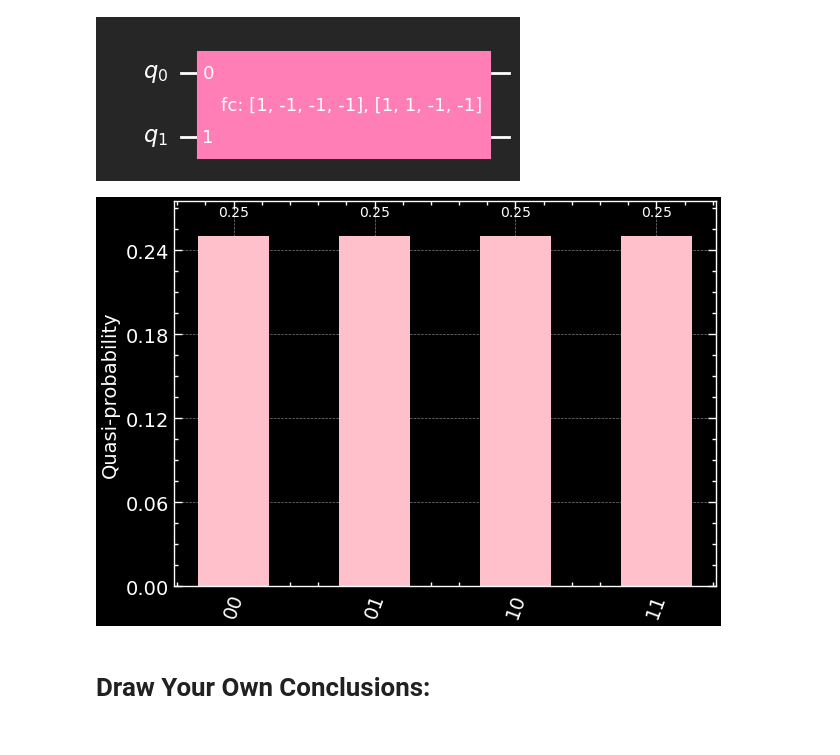
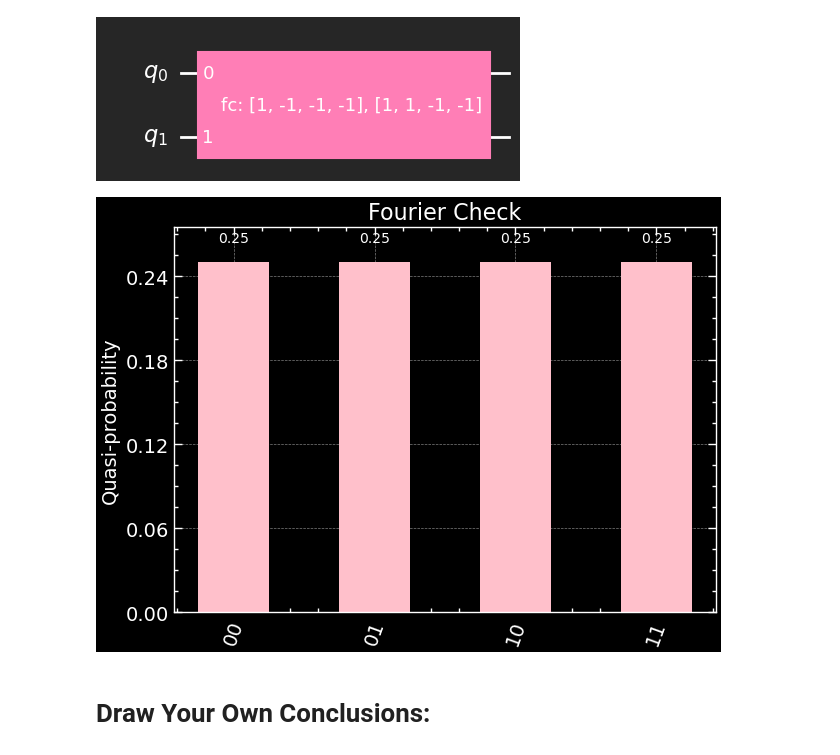
Before and after one commit to Siddhantshimpi/Siddhantshimpi, a Jupyter notebook: Physics/Qiskit/algorithms.ipynb, the cells around one changed output. Drawn from its saved outputs; the diff is of its cells as text; code cells hidden in the pictures.

```diff
--- a/Physics/Qiskit/algorithms.ipynb
+++ b/Physics/Qiskit/algorithms.ipynb
@@ -121,11 +119,11 @@ circ.draw('mpl', style = 'iqx-dark')
 # %%
 zero = qi.Statevector.from_label('00')
 statevector = zero.evolve(circ)
 probs = statevector.probabilities_dict()
 
-plot_distribution(probs, color = 'pink')
+plot_distribution(probs, color = 'pink', title = 'Fourier Check')
 # %% [output]
-[figure, old version]
+[figure, new version]
 # %% [markdown]
 # Draw Your Own Conclusions:
 # %% [markdown]
```
Also changed, not shown: parts of 4 cells of this notebook, 11 other files.
